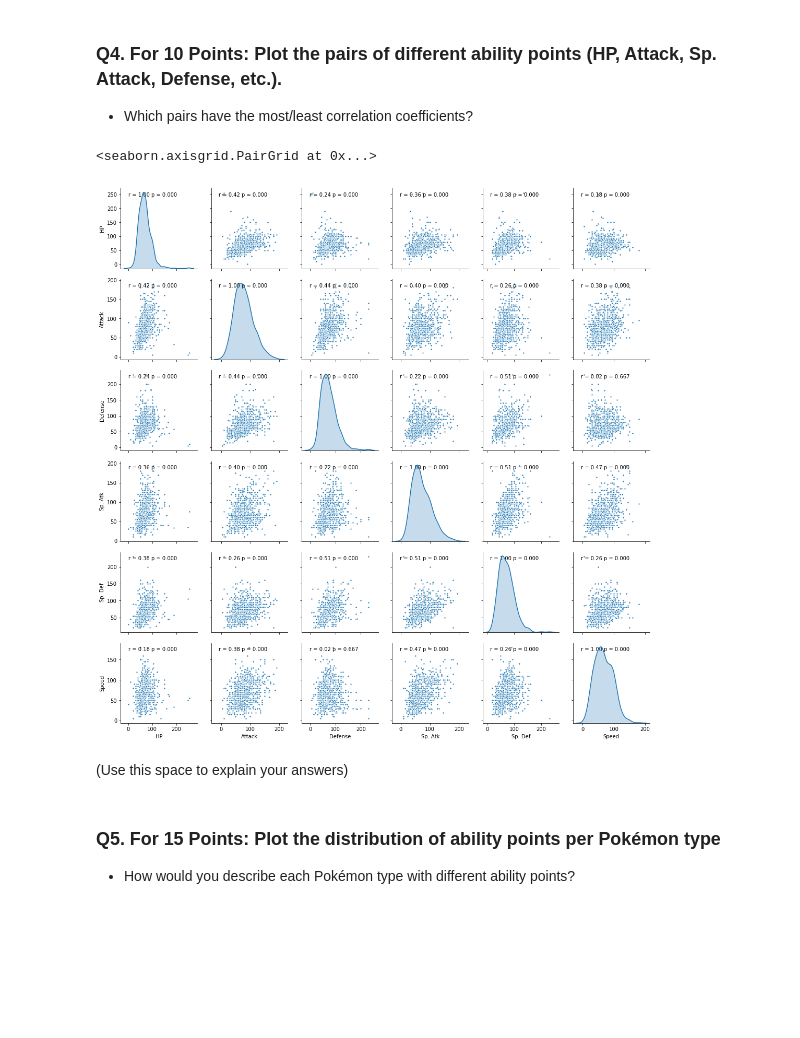
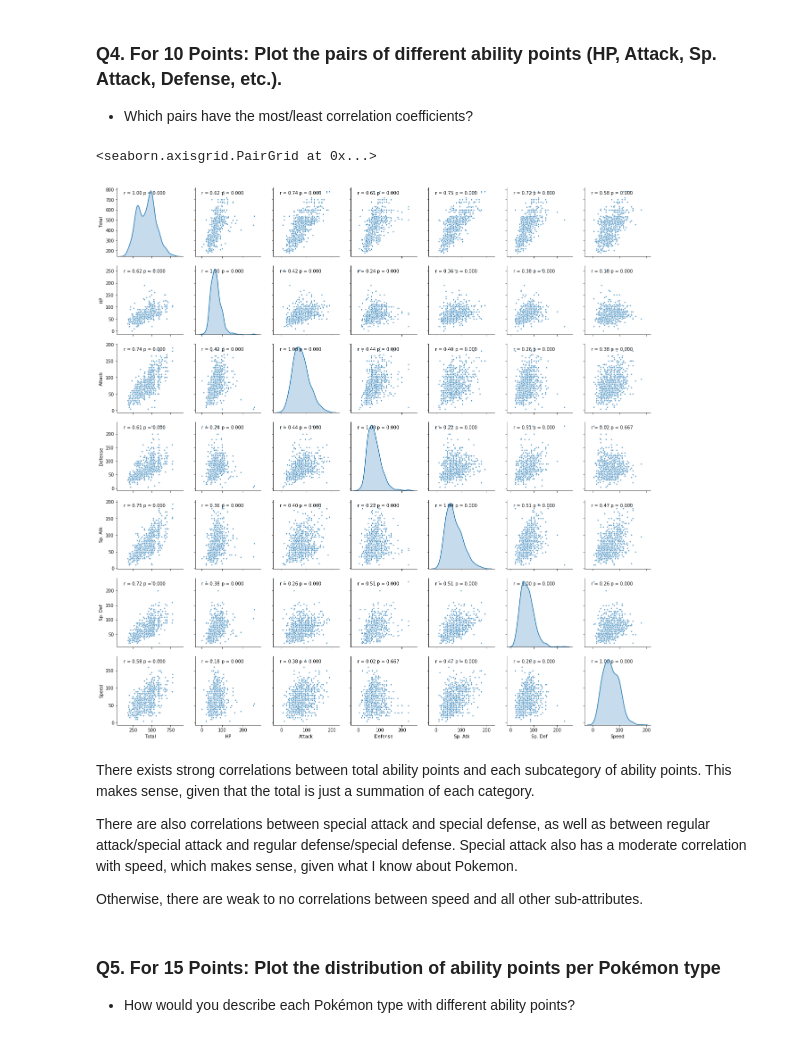
Before and after one commit to tengdann/si618, a Jupyter notebook: 618_HW4.ipynb, the cells around one changed output. Saved outputs shown, nothing was run; the diff lists cells and outputs as text; code cells hidden in the pictures; blank space fills up the shorter version.

```diff
--- a/618_HW4.ipynb
+++ b/618_HW4.ipynb
@@ -177,23 +191,27 @@ pokemon.head()
 
 * Which pairs have the most/least correlation coefficients?
 # %%
-plots = sns.pairplot(pokemon[['HP', 'Attack', 'Defense', 'Sp. Atk', 'Sp. Def', 'Speed']], plot_kws = {'s': 10}, diag_kind = 'kde')
+plots = sns.pairplot(pokemon[['Total', 'HP', 'Attack', 'Defense', 'Sp. Atk', 'Sp. Def', 'Speed']], plot_kws = {'s': 10}, diag_kind = 'kde')
 
 # Annotation function taken from https://stackoverflow.com/questions/34255242/seaborn-pairplot-pearsons-p-statistic
 def corrfunc(x, y, **kws):
     (r, p) = stats.stats.pearsonr(x, y)
     ax = plt.gca()
     ax.annotate("r = {:.2f} ".format(r),
                 xy=(.1, .9), xycoords=ax.transAxes)
     ax.annotate("p = {:.3f}".format(p),
                 xy=(.4, .9), xycoords=ax.transAxes)
 
 plots.map(corrfunc)
 # %% [output]
 <seaborn.axisgrid.PairGrid at 0x...>
-[figure, old version]
+[figure, new version]
-# %% [markdown]
-(Use this space to explain your answers)
+# %% [markdown]
+There exists strong correlations between total ability points and each subcategory of ability points. This makes sense, given that the total is just a summation of each category.
+
+There are also correlations between special attack and special defense, as well as between regular attack/special attack and regular defense/special defense. Special attack also has a moderate correlation with speed, which makes sense, given what I know about Pokemon.
+
+Otherwise, there are weak to no correlations between speed and all other sub-attributes.
 # %% [markdown]
 ### Q5. For 15 Points: Plot the distribution of ability points per Pokémon type
 
```
Also changed, not shown: parts of 36 cells of this notebook.
